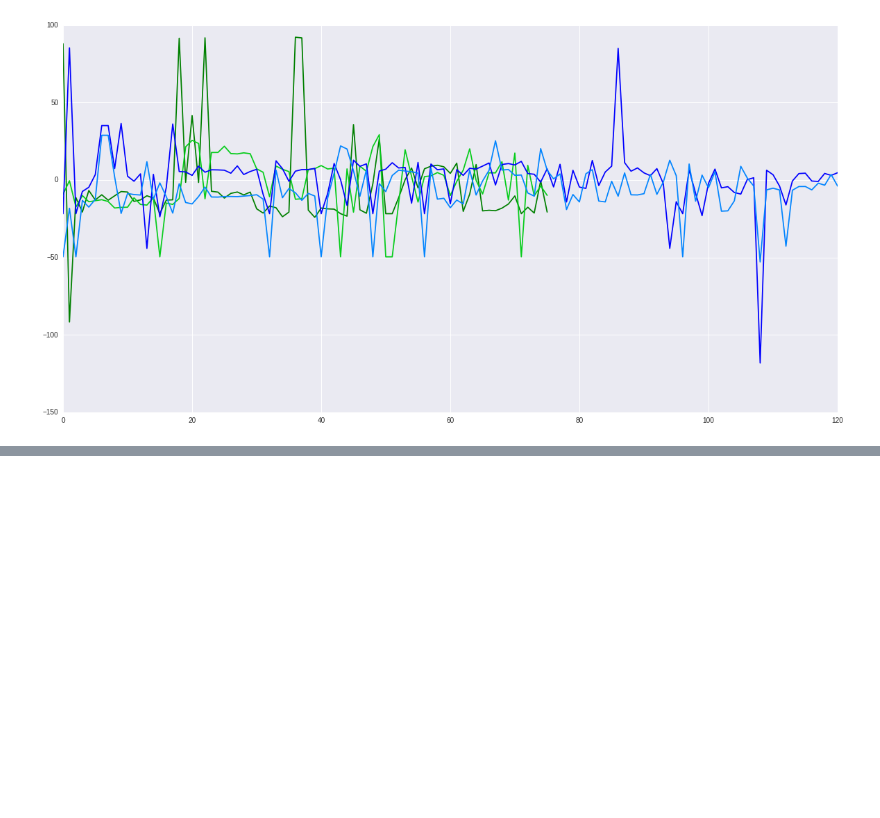
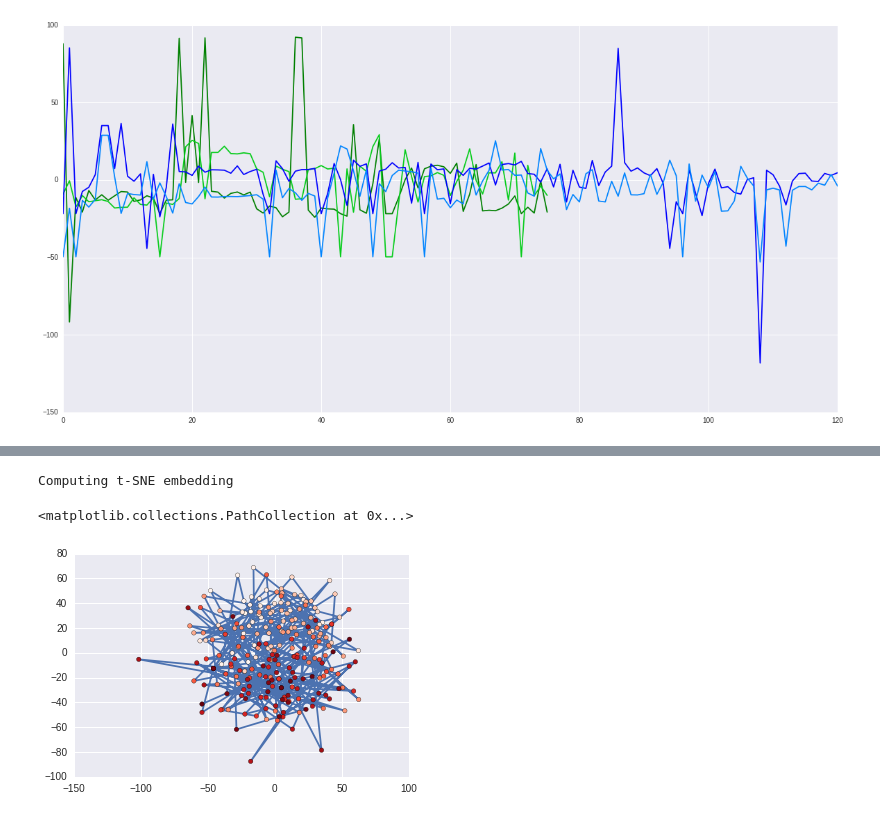
Before and after one commit to antantantant/ecoracerAnalysis, a Jupyter notebook: DETC2016code/tSNE Embed.ipynb, the cells around one changed output, grey strips where cells are left out. Cells and saved outputs as stored; diff of their text form; code cells hidden in the pictures; blank space fills up the shorter version.

```diff
--- a/DETC2016code/tSNE Embed.ipynb
+++ b/DETC2016code/tSNE Embed.ipynb
@@ -525,0 +653,15 @@ for n,i in enumerate([m3, m4]):
+# %%
+X_p1 = X[m1]
+%matplotlib inline
+print("Computing t-SNE embedding")
+tsne = manifold.TSNE(n_components=2, init='pca', random_state=0)
+t0 = time()
+X_tsne = tsne.fit_transform(X_p1)
+
+plt.plot(X_tsne[:,0], X_tsne[:,1], zorder=1)
+plt.scatter(X_tsne[:,0],X_tsne[:,1], c=np.arange(0.,len(X_tsne[:,0])),
+                cmap=colors[n], zorder=2)
+# %% [output]
+Computing t-SNE embedding
+<matplotlib.collections.PathCollection at 0x...>
+[figure, added]
```
Also changed, not shown: parts of 8 cells of this notebook.
